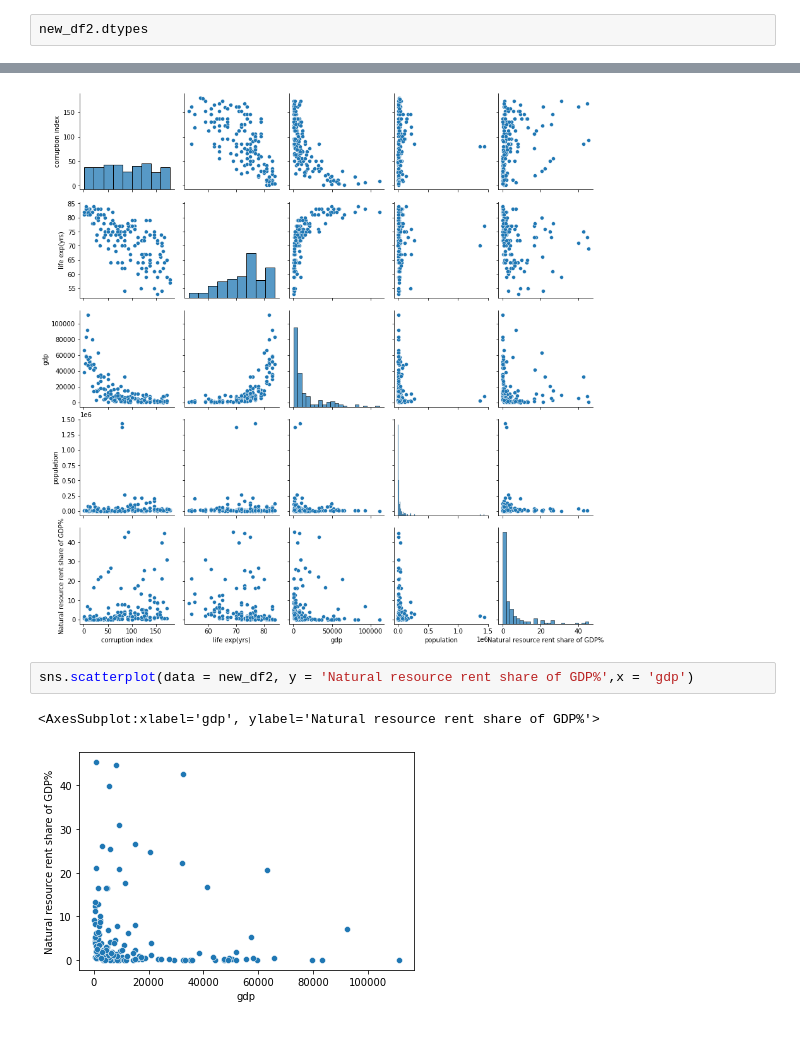
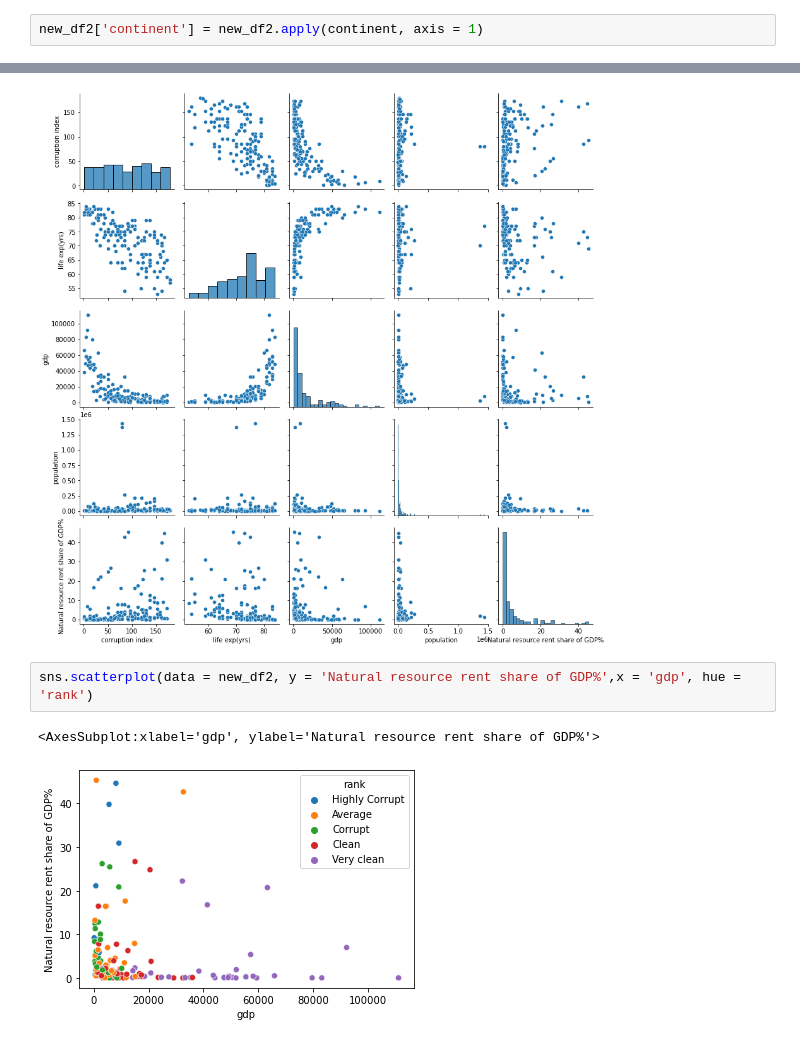
Before and after one commit to harunaisha/Repos, a Jupyter notebook: UCD project.ipynb, the cells around one changed output, grey strips where cells are left out. Cells and saved outputs as stored; diff of their text form.

```diff
--- a/UCD project.ipynb
+++ b/UCD project.ipynb
@@ -175,3 +215,3 @@ new_df2 = new_df1.merge(Nat_res2, how = 'left')
 # %%
-new_df2.dtypes
+new_df2['continent'] = new_df2.apply(continent, axis = 1)
 # %% [output]
@@ -212,7 +251,7 @@ sns.pairplot(new_df2)
 <seaborn.axisgrid.PairGrid at 0x...>
 [figure]
 # %%
-sns.scatterplot(data = new_df2, y = 'Natural resource rent share of GDP%',x = 'gdp')
+sns.scatterplot(data = new_df2, y = 'Natural resource rent share of GDP%',x = 'gdp', hue = 'rank')
 # %% [output]
 <AxesSubplot:xlabel='gdp', ylabel='Natural resource rent share of GDP%'>
-[figure, old version]
+[figure, new version]
```
Also changed, not shown: parts of 6 cells of this notebook.
